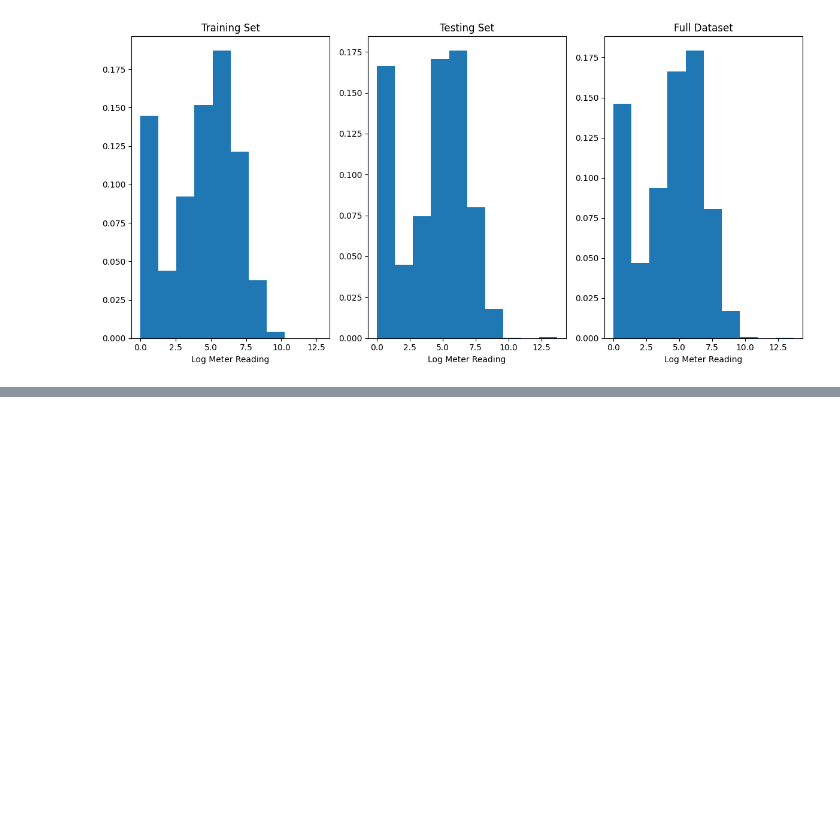
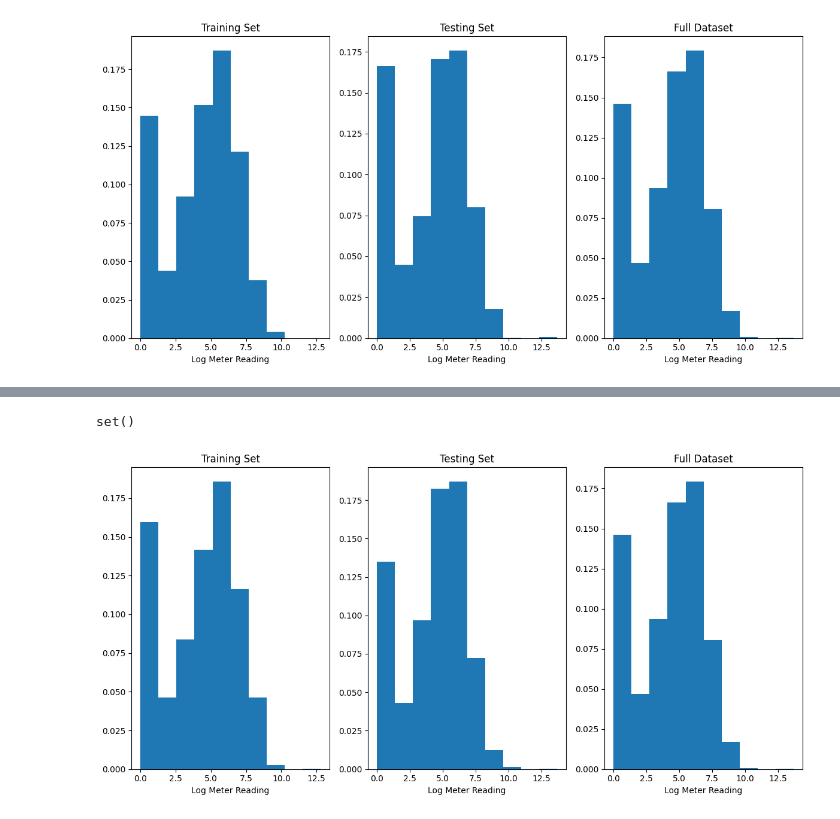
Before and after one commit to sharad5/EnergyPrediction-ASHRAE, a Jupyter notebook: code/EDA + Data Treatment (Sharad).ipynb, the cells around one changed output, grey strips where cells are left out. Drawn from its saved outputs; the diff is of its cells as text; code cells hidden in the pictures; blank space fills up the shorter version.

Commit message:
Updated Train-Test Split with SKLearn

```diff
--- a/code/EDA + Data Treatment (Sharad).ipynb
+++ b/code/EDA + Data Treatment (Sharad).ipynb
@@ -595,0 +598,35 @@ plt.tight_layout()
+# %%
+discretized_target = np.digitize(train["log_meter_reading"], bins = np.linspace(0, train["log_meter_reading"].max(), 30))
+# %%
+sgkf = StratifiedGroupKFold(n_splits=4)
+sgkf_gen = sgkf.split(train, discretized_target, train["building_id"].astype(str) + "_" + train["meter"].astype(str))
+# %%
+train_index, test_index = next(sgkf_gen)
+# %%
+train_sk_df = train.loc[train_index,:]
+test_sk_df = train.loc[test_index,:]
+# %%
+train_building_id = train_sk_df[train_sk_df["meter"]==2]["building_id"].unique()
+test_building_id = test_sk_df[test_sk_df["meter"]==2]["building_id"].unique()
+set(train_building_id).intersection(set(test_building_id))
+# %% [output]
+set()
+# %%
+meter_id = 1
+
+plt.figure(figsize=(12,6))
+plt.subplot(1,3,1)
+plt.hist(train_sk_df[train_sk_df["meter"]==meter_id]["log_meter_reading"], density=True)
+plt.title("Training Set")
+plt.xlabel("Log Meter Reading")
+plt.subplot(1,3,2)
+plt.hist(test_sk_df[test_sk_df["meter"]==meter_id]["log_meter_reading"], density=True)
+plt.title("Testing Set")
+plt.xlabel("Log Meter Reading")
+plt.subplot(1,3,3)
+plt.hist(train[train["meter"]==meter_id]["log_meter_reading"], density=True)
+plt.title("Full Dataset")
+plt.xlabel("Log Meter Reading")
+plt.tight_layout()
+# %% [output]
+[figure, added]
```
Also changed, not shown: parts of 1 cell of this notebook.
